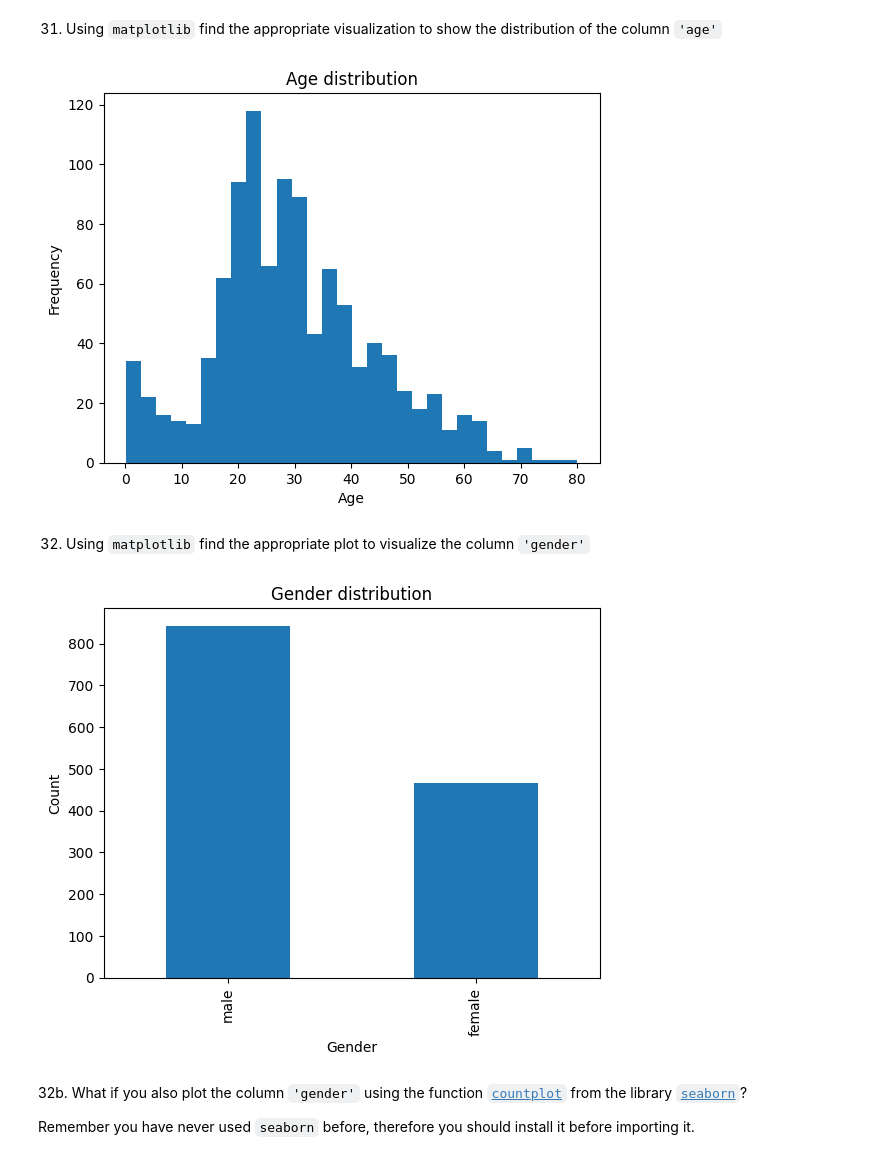
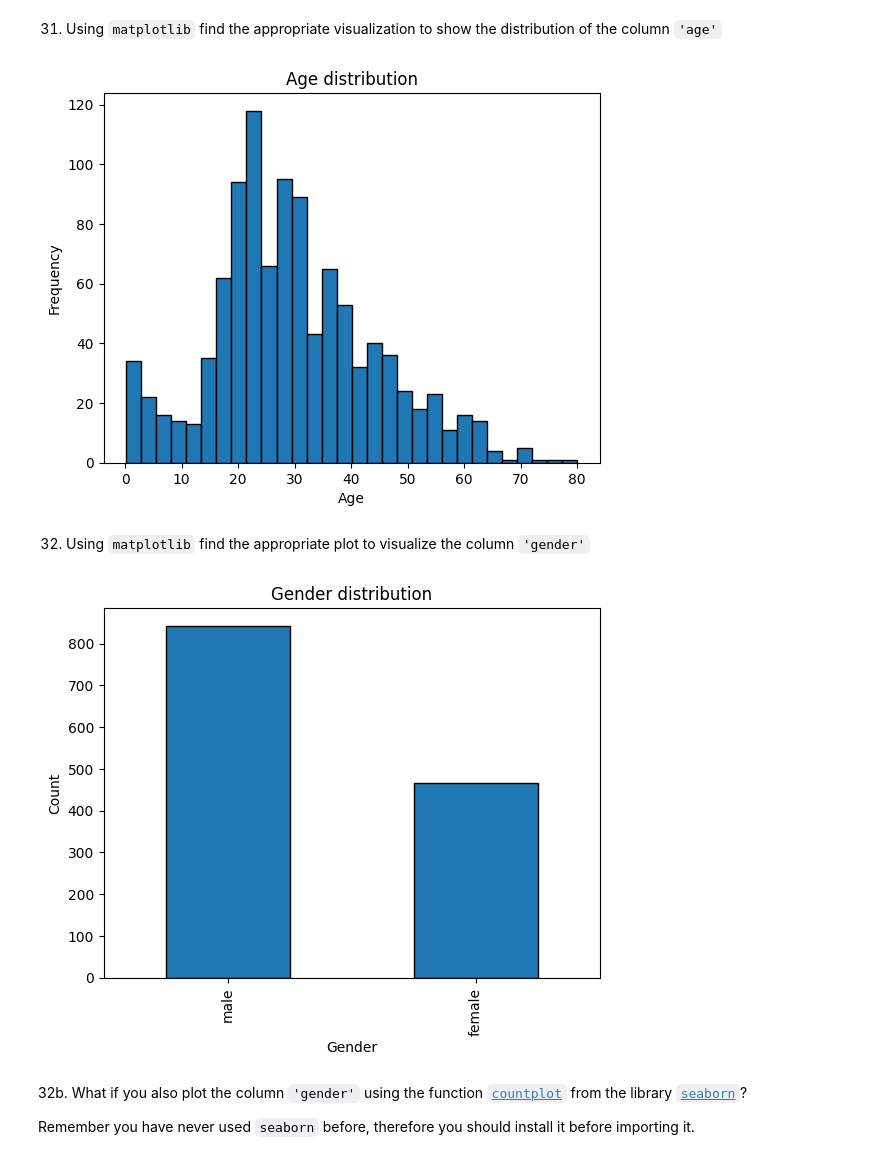
Before and after one commit to fgoiri/2026-02-BILBAO-FT-Data-Science, a Jupyter notebook: 2-Data_Analysis/2-Pandas/Practica/7-Titanic/Titanic-exercise_FGO.ipynb, the cells around one changed output. Cells and saved outputs as stored; diff of their text form; code cells hidden in the pictures.

```diff
--- a/2-Data_Analysis/2-Pandas/Practica/7-Titanic/Titanic-exercise_FGO.ipynb
+++ b/2-Data_Analysis/2-Pandas/Practica/7-Titanic/Titanic-exercise_FGO.ipynb
@@ -527,18 +567,18 @@ Name: count, dtype: int64
 # %%
 import matplotlib.pyplot as plt
 # %%
-plt.hist(titanic['age'], bins=30)
+plt.hist(titanic['age'], bins=30, edgecolor = "black")
 plt.xlabel('Age')
 plt.ylabel('Frequency')
 plt.title('Age distribution');
 
 # Para mi un histograma es el mejor gráfico para mostrar la distribución de la columna age.
 # %% [output]
-[figure, old version]
+[figure, new version]
 # %% [markdown]
 32. Using `matplotlib` find the appropriate plot to visualize the column `'gender'`
 # %%
-titanic['sex'].value_counts().plot(kind='bar')
+titanic['sex'].value_counts().plot(kind='bar', edgecolor = "black")
 
 plt.xlabel('Gender')
 plt.ylabel('Count')
@@ -547,7 +587,7 @@ plt.title('Gender distribution');
 # Para poder visualizar la columna de género, lo mejor es hacer un conteo de los hombres y mujeres y luego hacer un histograma
 # Iban a bordo del Titanic más homberes que mujeres, casi el doble parece.
 # %% [output]
-[figure, old version]
+[figure, new version]
 # %% [markdown]
 32b. What if you also plot the column `'gender'` using the function [`countplot`](https://seaborn.pydata.org/generated/seaborn.countplot.html) from the library [`seaborn`](https://seaborn.pydata.org/)?
 
```
Also changed, not shown: parts of 12 cells of this notebook, 12 other files.
